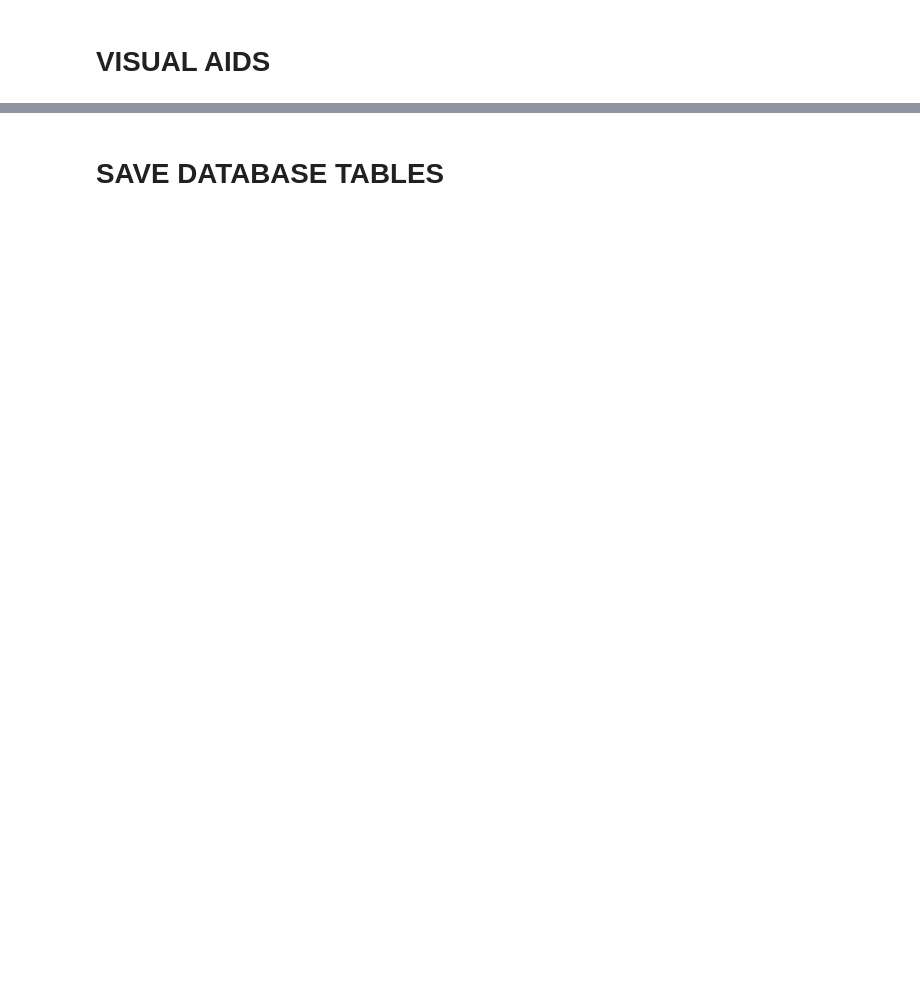
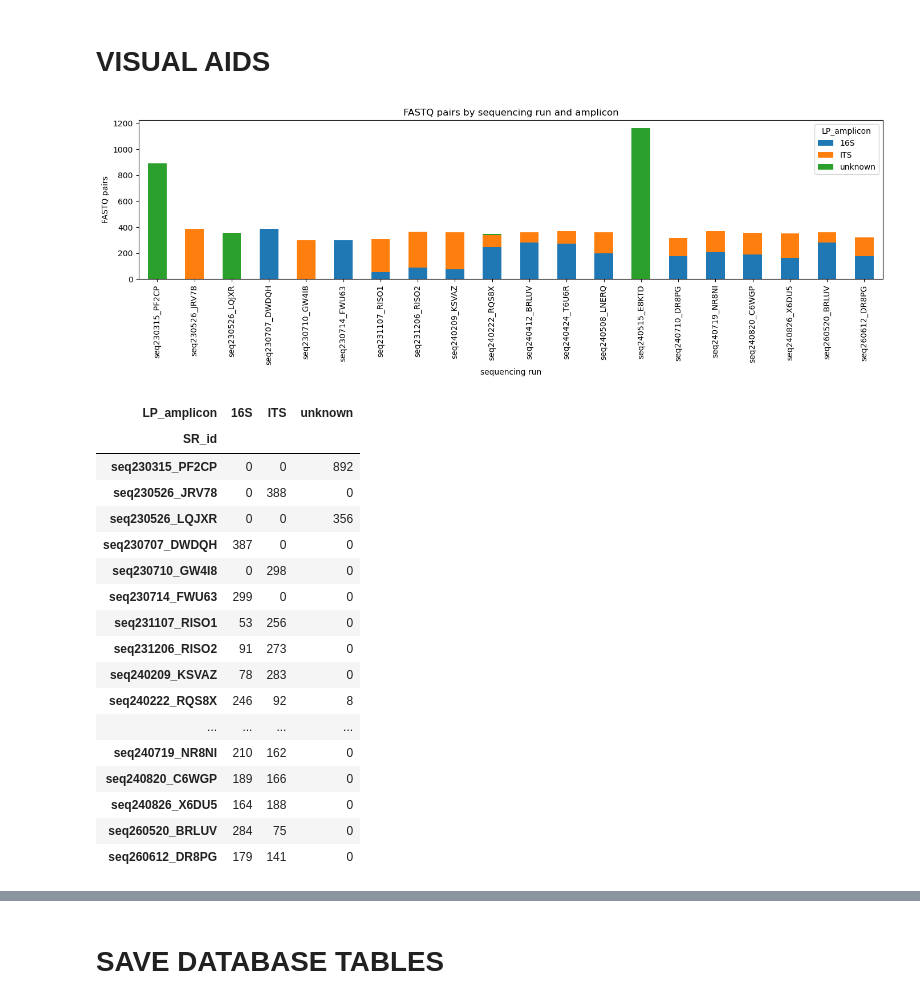
Before and after one commit to lauramilena3/MATRIX_METADATA, a Jupyter notebook: MICROBIOMICS/NOTEBOOKS/database_creation.ipynb, the cells around one changed output, grey strips where cells are left out. Cells and saved outputs as stored; diff of their text form; code cells hidden in the pictures; blank space fills up the shorter version.

```diff
--- a/MICROBIOMICS/NOTEBOOKS/database_creation.ipynb
+++ b/MICROBIOMICS/NOTEBOOKS/database_creation.ipynb
@@ -21,6 +21,15 @@ from pathlib import Path
 import pandas as pd
 import numpy as np
 
+try:
+    import matplotlib.pyplot as plt
+    from matplotlib.patches import FancyArrowPatch
+    HAS_MATPLOTLIB = True
+except ImportError:
+    HAS_MATPLOTLIB = False
+    plt = None
+    FancyArrowPatch = None
+
 pd.set_option("display.max_columns", 160)
 pd.set_option("display.max_colwidth", 120)
 # %%
@@ -575,17 +659,40 @@ FP_attention[[c for c in ["FP_id", "SR_id", "SA_seq_sample_ID", "FP_forward_fq",
 # %%
 # FASTQ pair count by sequencing run and amplicon.
 run_amplicon_counts = pd.crosstab(
     FP_analysis_selection["SR_id"],
     FP_analysis_selection.get("LP_amplicon", pd.Series("unknown", index=FP_analysis_selection.index)).fillna("unknown"),
 )
 
-ax = run_amplicon_counts.plot(kind="bar", stacked=True, figsize=(14, 5), title="FASTQ pairs by sequencing run and amplicon")
-ax.set_xlabel("sequencing run")
-ax.set_ylabel("FASTQ pairs")
-plt.tight_layout()
-plt.show()
+if HAS_MATPLOTLIB:
+    ax = run_amplicon_counts.plot(kind="bar", stacked=True, figsize=(14, 5), title="FASTQ pairs by sequencing run and amplicon")
+    ax.set_xlabel("sequencing run")
+    ax.set_ylabel("FASTQ pairs")
+    plt.tight_layout()
+    plt.show()
+else:
+    print("matplotlib is not installed; showing the count table instead.")
 
 run_amplicon_counts
+# %% [output]
+[figure, added]
+| LP_amplicon | 16S | ITS | unknown |
+| SR_id |  |  |  |
+| seq230315_PF2CP | 0 | 0 | 892 |
+| seq230526_JRV78 | 0 | 388 | 0 |
+| seq230526_LQJXR | 0 | 0 | 356 |
+| seq230707_DWDQH | 387 | 0 | 0 |
+| seq230710_GW4I8 | 0 | 298 | 0 |
+| seq230714_FWU63 | 299 | 0 | 0 |
+| seq231107_RISO1 | 53 | 256 | 0 |
+| seq231206_RISO2 | 91 | 273 | 0 |
+| seq240209_KSVAZ | 78 | 283 | 0 |
+| seq240222_RQS8X | 246 | 92 | 8 |
+| ... | ... | ... | ... |
+| seq240719_NR8NI | 210 | 162 | 0 |
+| seq240820_C6WGP | 189 | 166 | 0 |
+| seq240826_X6DU5 | 164 | 188 | 0 |
+| seq260520_BRLUV | 284 | 75 | 0 |
+| seq260612_DR8PG | 179 | 141 | 0 |
 # %%
 # Rerun overview.
 rerun_summary = (
```
Also changed, not shown: parts of 14 cells of this notebook, 13 other files.
